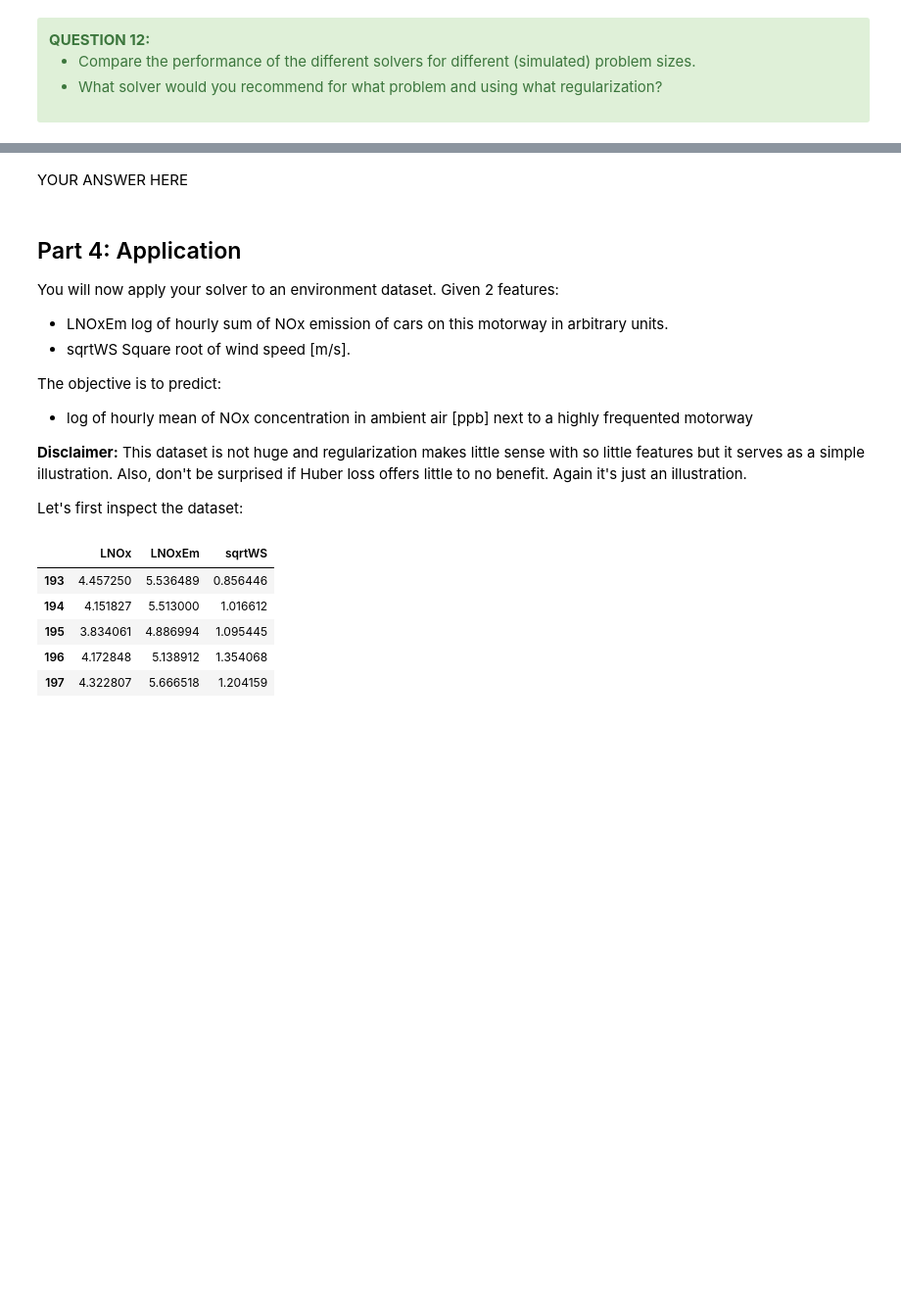
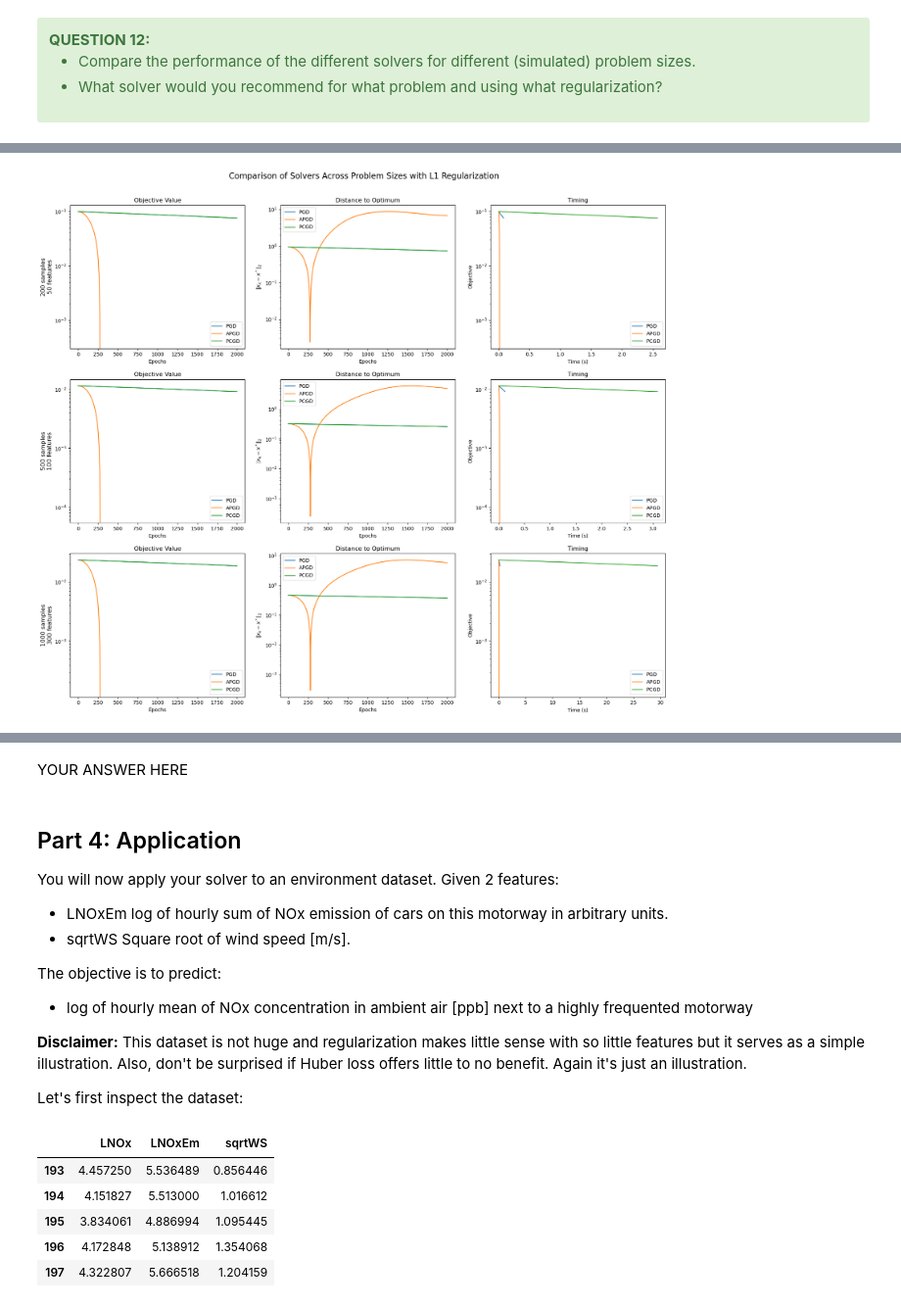
Before and after one commit to sol-dnn/robust_regression_optimization, a Jupyter notebook: project_m2_optim_data_science_2024-2025_huber.ipynb, the cells around one changed output, grey strips where cells are left out. Shown at 98% size. Cells and saved outputs as stored; diff of their text form; code cells hidden in the pictures; blank space fills up the shorter version.

```diff
--- a/project_m2_optim_data_science_2024-2025_huber.ipynb
+++ b/project_m2_optim_data_science_2024-2025_huber.ipynb
@@ -1153,0 +1073,92 @@ TypeError: 'NoneType' object is not callable
+# %%
+# Define problem sizes and solvers
+problem_sizes = [
+    (200, 50),
+    (500, 100),
+    (1000, 300)
+]
+solver_names = ["PGD", "APGD", "PCGD"]
+
+# Constants
+n_iter = 2000
+lbda = 1.0
+epsilon = 1.0
+
+L_max = max(X.shape[0], np.max(np.sum(X**2, axis=0)))
+step = 1 / L_max
+
+
+# Create subplots: one row per problem size, three columns per metric
+fig, axes = plt.subplots(len(problem_sizes), 3, figsize=(18, 5 * len(problem_sizes)))
+fig.tight_layout(pad=4.0)
+
+# Iterate over problem sizes
+for row, (n_samples, n_features) in enumerate(problem_sizes):
+    X, y = make_regression(
+        n_samples=n_samples,
+        n_features=n_features,
+        random_state=0,
+        noise=4.0,
+        bias=10.0
+    )
+    x_init = np.zeros(n_features + 1)
+    x_init[0] = np.mean(y)
+
+    # Compute the optimum using PGD with l1 regularization
+    x_min, _ = pgd(
+        x_init, grad_huber_loss, prox_l1, step,
+        n_iter=10000, store_every=1,
+        grad_args=(X, y, epsilon), prox_args=(step, lbda)
+    )
+
+    # Initialize solvers with the computed optimum
+    solver_monitors = {
+        "PGD": monitor(pgd, pobj_l1, x_min, args=(X, y, lbda, epsilon)),
+        "APGD": monitor(apgd, pobj_l1, x_min, args=(X, y, lbda, epsilon)),
+        "PCGD": monitor(pcgd, pobj_l1, x_min, args=(X, y, lbda, epsilon))
+    }
+
+    # Run solvers and monitor results
+    results = {}
+    for solver_name, monitor_instance in solver_monitors.items():
+        monitor_instance.run(
+            x_init,
+            grad_huber_loss if solver_name != "PCGD" else grad_huber_loss_j,
+            prox_l1 if solver_name != "PCGD" else prox_l1_j,
+            step,
+            n_iter if solver_name != "PCGD" else n_iter * (n_features + 1),
+            grad_args=(X, y, epsilon),
+            prox_args=(step, lbda)
+        )
+        results[solver_name] = monitor_instance
+
+    # Plot results
+    for col, metric in enumerate(["Objective", "Distance to Optimum", "Timing"]):
+        ax = axes[row, col]
+        for solver_name, monitor_instance in results.items():
+            if metric == "Objective":
+                ax.semilogy(monitor_instance.obj, label=f"{solver_name}")
+                ax.set_title(f"Objective Value")
+                ax.set_ylabel("Objective")
+                ax.set_xlabel("Epochs")
+            elif metric == "Distance to Optimum":
+                if hasattr(monitor_instance, "err"):
+                    ax.semilogy(monitor_instance.err, label=f"{solver_name}")
+                ax.set_title("Distance to Optimum")
+                ax.set_ylabel(r"$\|x_k - x^*\|_2$")
+                ax.set_xlabel("Epochs")
+            elif metric == "Timing":
+                time_points = np.linspace(0, monitor_instance.total_time, len(monitor_instance.obj))
+                ax.semilogy(time_points, monitor_instance.obj, label=f"{solver_name}")
+                ax.set_title("Timing")
+                ax.set_ylabel("Objective")
+                ax.set_xlabel("Time (s)")
+
+        ax.legend(fontsize=10)
+        if col == 0:
+            ax.set_ylabel(f"{n_samples} samples\n{n_features} features", fontsize=12)
+
+plt.suptitle("Comparison of Solvers Across Problem Sizes with L1 Regularization", fontsize=16, y=1.02)
+plt.show()
+# %% [output]
+[figure, added]
```
Also changed, not shown: parts of 14 cells of this notebook.
